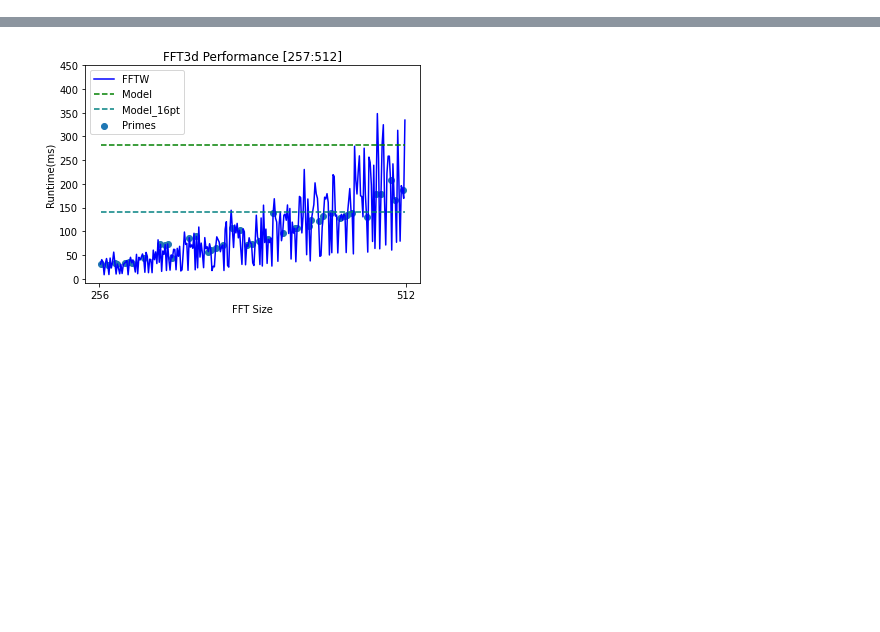
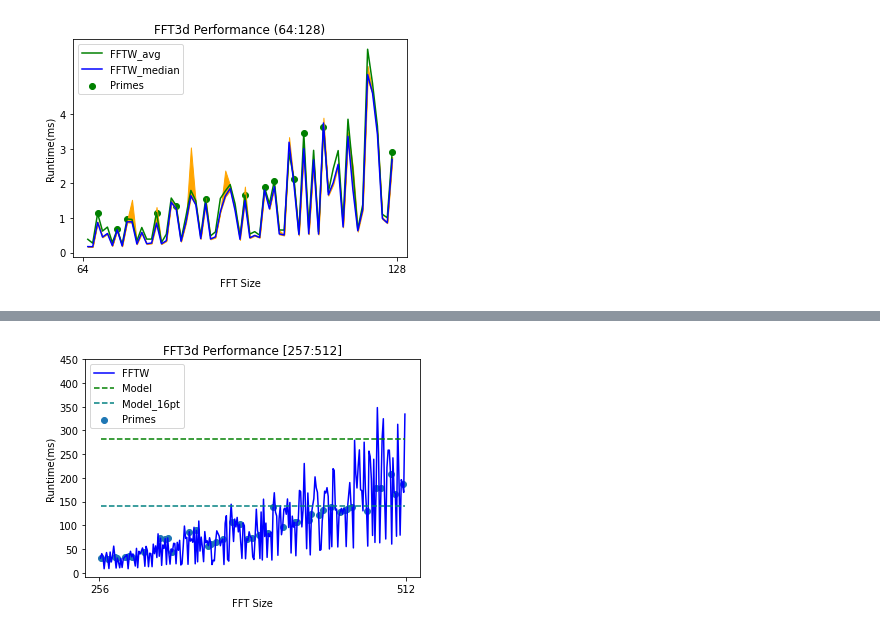
Before and after one commit to arjunramaswami/FFTCPU_libs, a Jupyter notebook: fftw/scripts/evaluation/fftw_plot_perf.ipynb, the cells around one changed output, grey strips where cells are left out. Cells and saved outputs as stored; diff of their text form; code cells hidden in the pictures; blank space fills up the shorter version.

```diff
--- a/fftw/scripts/evaluation/fftw_plot_perf.ipynb
+++ b/fftw/scripts/evaluation/fftw_plot_perf.ipynb
@@ -67,0 +134,18 @@ fftw_primes_670 = test_array[prime_670]
+# %%
+xtickers = [ 2**j for j in range(6,8) ]
+ytickers = np.arange(0, 5, 1)
+plt.plot(size[65:128], fftw_avg[65:128], label='FFTW_avg', color='green')
+plt.plot(size[65:128], median[65:128], label='FFTW_median', color='blue')
+plt.scatter(prime_128, fftw_primes_128,label='Primes', color='green')
+
+plt.xlabel('FFT Size')
+plt.ylabel('Runtime(ms)')
+plt.title('FFT3d Performance (64:128)')
+plt.xticks(xtickers)
+plt.yticks(ytickers)
+plt.legend(loc='upper left')
+plt.fill_between(size[65:128], q1[65:128], q3[65:128], color='orange')
+plt.savefig(imgdir+'perf_128_mean_med.png')
+plt.show()
+# %% [output]
+[figure, added]
```
Also changed, not shown: parts of 17 cells of this notebook, 16 other files.
